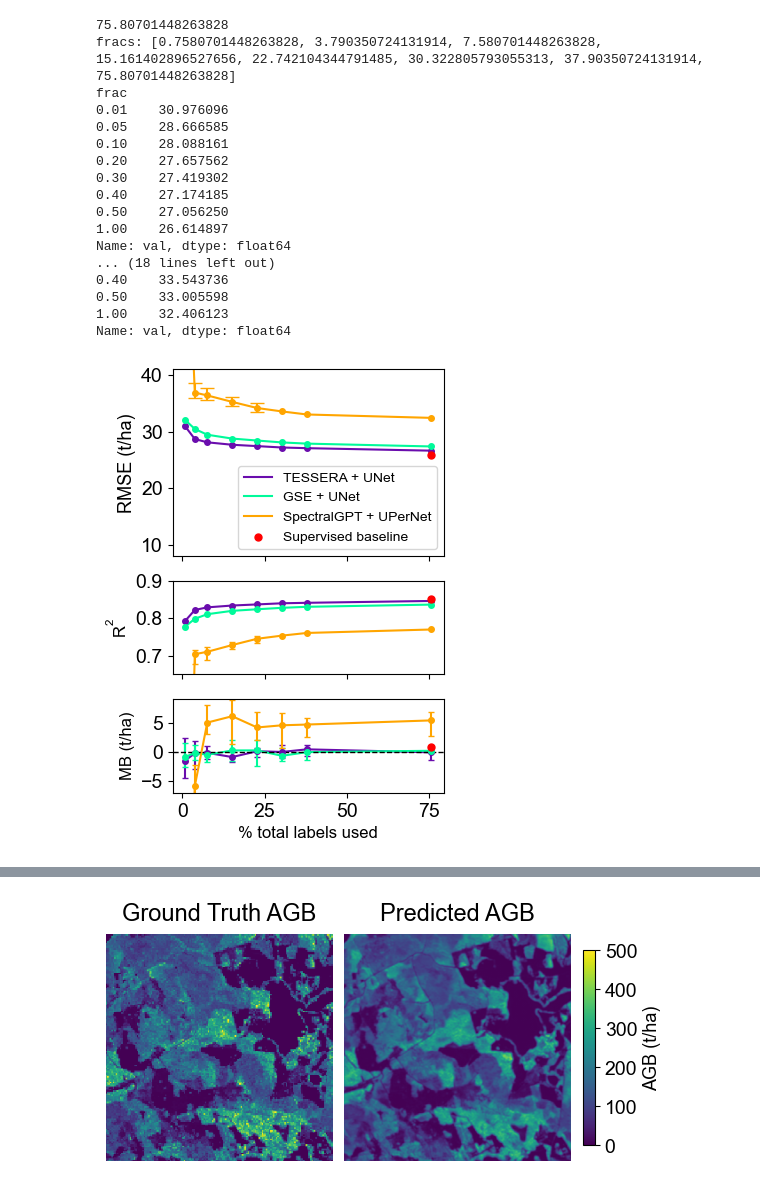
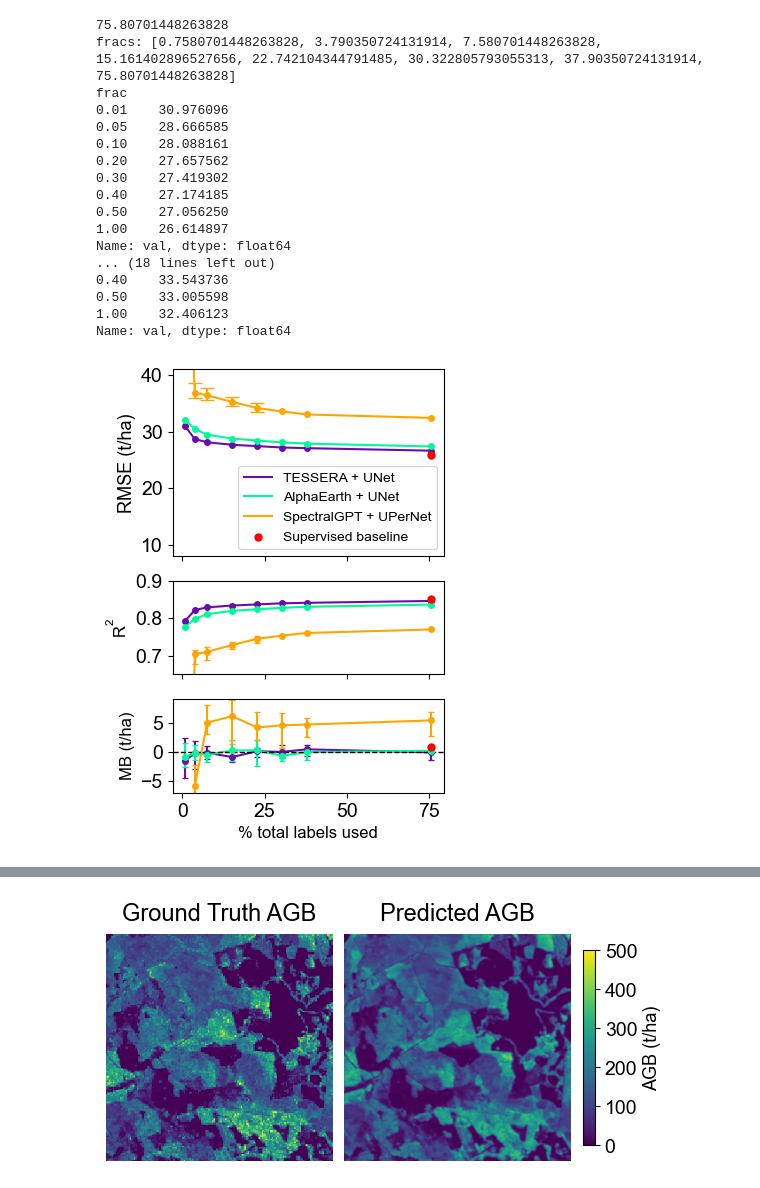
Before and after one commit to sasormunen/tessera-downstream-task, a Jupyter notebook: biomassters/src/plotting.ipynb, the cells around one changed output, grey strips where cells are left out. Cells and saved outputs as stored; diff of their text form; code cells hidden in the pictures.

Commit message:
updated data for plotting Biomassters figs

```diff
--- a/biomassters/src/plotting.ipynb
+++ b/biomassters/src/plotting.ipynb
@@ -52,14 +52,14 @@ tessera_path = "/m/cs/scratch/networks/silja/forests/btfm_project/efm/prediction
 sota_path = "/m/cs/scratch/networks/silja/forests/the-biomassters/1st-place/preds_ots/" #biomassters winner
 spectralgpt_path = "/m/cs/scratch/networks/silja/forests/btfm_project/pangaea/pangaea-bench/predictions_mse_clipped/1.0_seed42/predictions_fraction_test_1.0/"
 gse_path = "/m/cs/scratch/networks/silja/forests/btfm_project/efm/predictions_clipped_mse/seed42/fraction_1.0/" #alpha eart (previously Google Gatellite embedding)
-gt_dir = "/m/cs/scratch/networks/silja/forests/btfm_project/ground_truth_clipped/test_agbm/" #ground truth test set
+gt_dir = "../data/gt_dir_example" #"/m/cs/scratch/networks/silja/forests/btfm_project/ground_truth_clipped/test_agbm/" #ground truth test set
 
 
 ## path to tessera predictions plotted in figs c) and d)
-tessera01_dir = "/m/cs/scratch/networks/silja/forests/btfm_project/tessera/predictions_clipped_mse/seed42/fraction_0.1/"
+tessera01_dir = "../data/tessera01_dir_example" #"/m/cs/scratch/networks/silja/forests/btfm_project/tessera/predictions_clipped_mse/seed42/fraction_0.1/"
 
 
-figure_dir = "figs"
+figure_dir = "../figs"
 # %%
 #Fig a
 # %%
@@ -199,40 +199,39 @@ def plot_restricted_labels_bars(base_dirs, labels, colors, ylims_a=None,plot_sot
 
     #fig2.subplots_adjust(wspace=0.1, hspace=0.1)
     #fig2.align_ylabels()
 
-    fig1.savefig("figs/rmse_fig.pdf", bbox_inches="tight")
+    fig1.savefig(figure_dir + "/rmse_fig.pdf", bbox_inches="tight")
     #fig2.savefig("agb_efms_r2_mb.pdf", bbox_inches="tight")
 
 #path1 = "/m/cs/scratch/networks/silja/forests/btfm_project/tessera/predictions/results/"
-metrics_path = "data/metrics/"
-path1 = metrics_path + "tessera/"
-path2 = metrics_path + "alpha_earth/"
-path3 = metrics_path + "spectralgpt/"
+path1 = "../data/metrics/tessera/"
+path2 = "../data/metrics/alpha_earth/"
+path3 = "../data/metrics/spectralgpt/"
 
-labels = ["TESSERA + UNet",  "GSE + UNet", "SpectralGPT + UPerNet", "Supervised baseline"]
+labels = ["TESSERA + UNet",  "AlphaEarth + UNet", "SpectralGPT + UPerNet", "Supervised baseline"]
 colors = ["#6a0dad","mediumspringgreen", "orange"]
 
 #ylims_a=[22,37]
 plot_restricted_labels_bars([path1, path2, path3],labels,colors, plot_sota=True, extras = ["", "", ""]) #, path2])
 # %% [output]
 75.80701448263828
 fracs: [0.7580701448263828, 3.790350724131914, 7.580701448263828, 15.161402896527656, 22.742104344791485, 30.322805793055313, 37.90350724131914, 75.80701448263828]
 frac
 0.01    30.976096
 0.05    28.666585
 0.10    28.088161
 0.20    27.657562
 0.30    27.419302
 0.40    27.174185
 0.50    27.056250
 1.00    26.614897
 Name: val, dtype: float64
 ... (18 lines left out)
 0.40    33.543736
 0.50    33.005598
 1.00    32.406123
 Name: val, dtype: float64
-[figure, old version]
+[figure, new version]
 # %%
 #fig b)
 # %%
```
Also changed, not shown: parts of 5 cells of this notebook, 9 other files.
